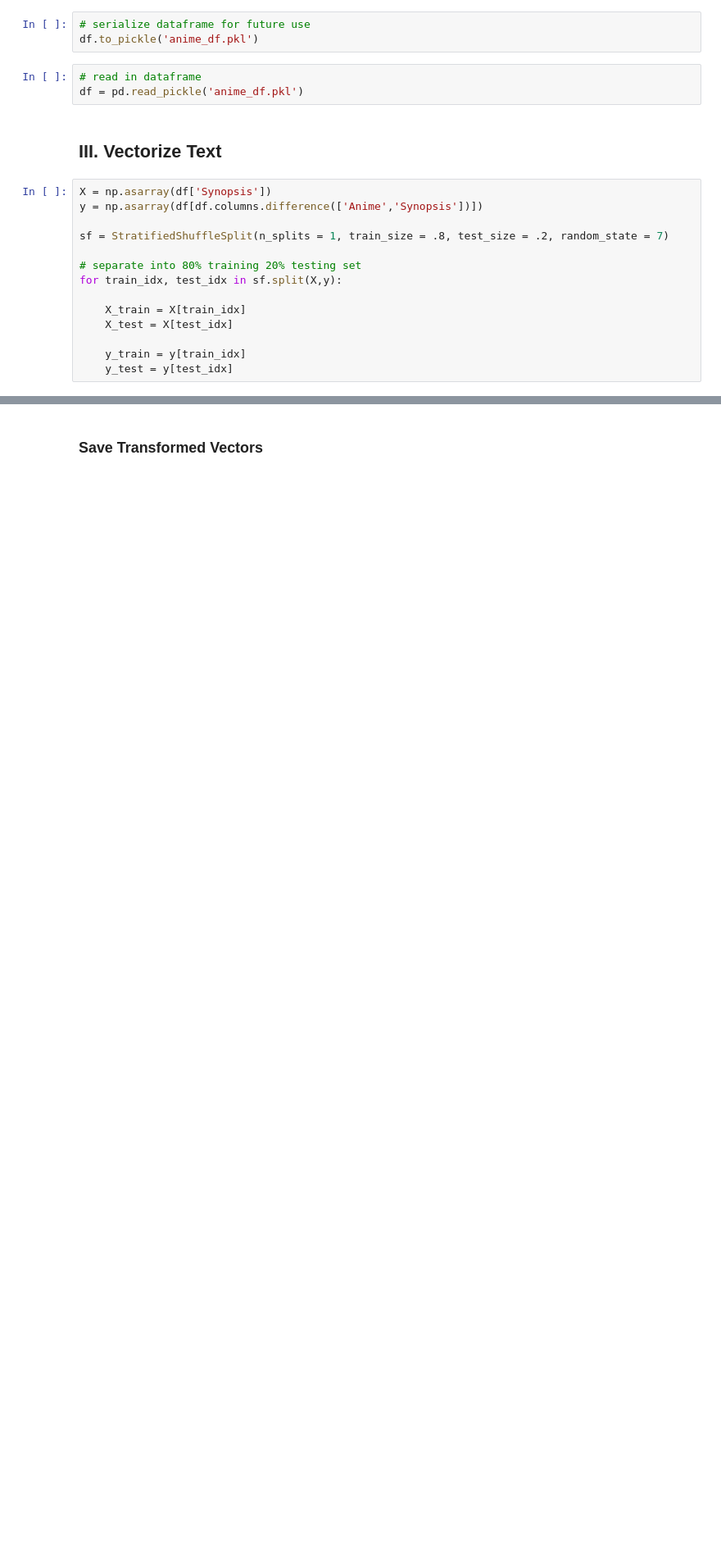
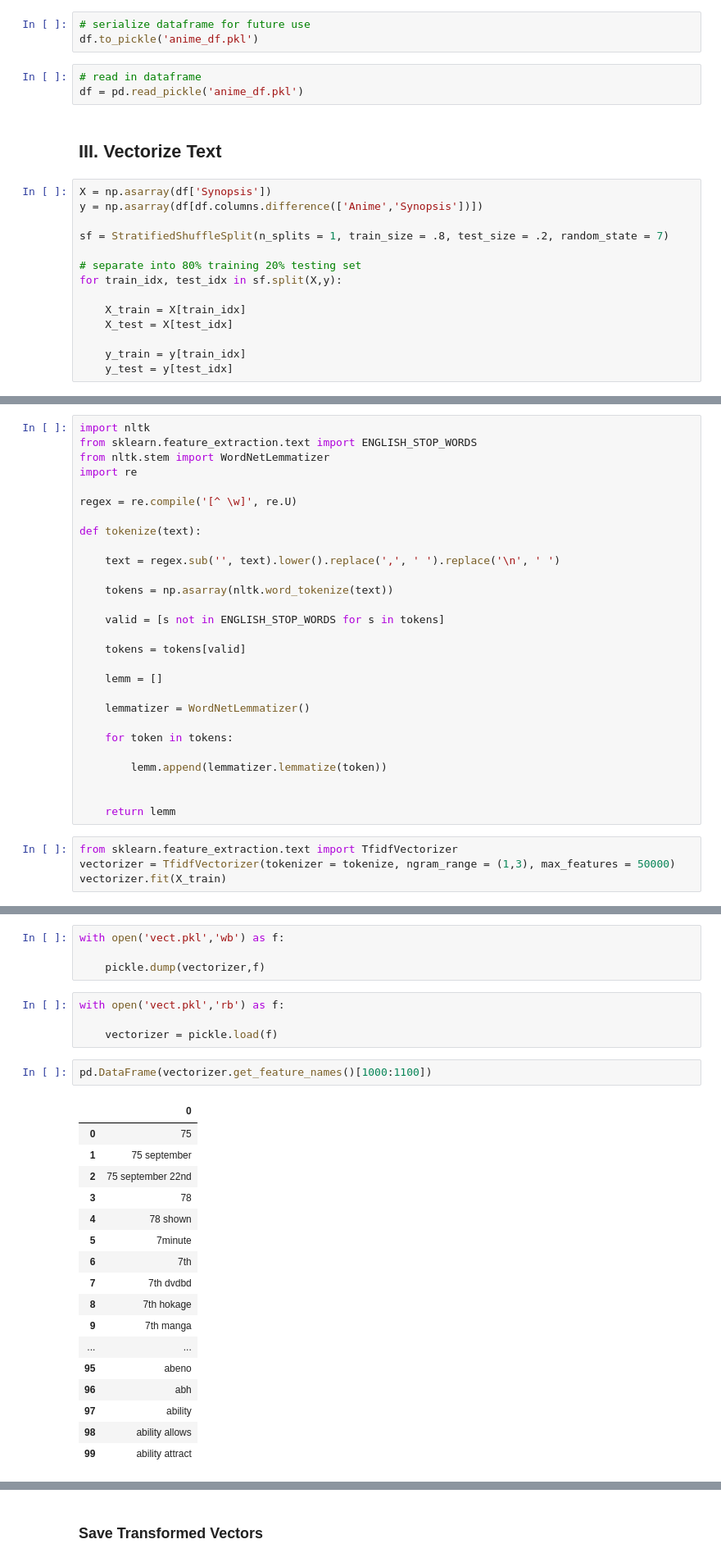
Before and after one commit to kurtisdavid/animeSynopsisClassifier, a Jupyter notebook: AnimeSynopsisClassifier.ipynb, the cells around one changed output, grey strips where cells are left out. Shown: that part at 82% size. Saved outputs shown, nothing was run; the diff lists cells and outputs as text; blank space fills up the shorter version.

```diff
--- a/AnimeSynopsisClassifier.ipynb
+++ b/AnimeSynopsisClassifier.ipynb
@@ -321,0 +281,32 @@ pd.DataFrame(features)
+# %%
+import nltk
+from sklearn.feature_extraction.text import ENGLISH_STOP_WORDS
+from nltk.stem import WordNetLemmatizer
+import re
+
+regex = re.compile('[^ \w]', re.U)
+
+def tokenize(text):
+
+    text = regex.sub('', text).lower().replace(',', ' ').replace('\n', ' ')
+
+    tokens = np.asarray(nltk.word_tokenize(text))
+
+    valid = [s not in ENGLISH_STOP_WORDS for s in tokens]
+
+    tokens = tokens[valid]
+
+    lemm = []
+
+    lemmatizer = WordNetLemmatizer()
+
+    for token in tokens:
+
+        lemm.append(lemmatizer.lemmatize(token))
+
+
+    return lemm
+# %%
+from sklearn.feature_extraction.text import TfidfVectorizer
+vectorizer = TfidfVectorizer(tokenizer = tokenize, ngram_range = (1,3), max_features = 50000)
+vectorizer.fit(X_train)
@@ -321,0 +322,28 @@ pd.DataFrame(features)
+# %%
+with open('vect.pkl','wb') as f:
+
+    pickle.dump(vectorizer,f)
+# %%
+with open('vect.pkl','rb') as f:
+
+    vectorizer = pickle.load(f)
+# %%
+pd.DataFrame(vectorizer.get_feature_names()[1000:1100])
+# %% [output]
+|  | 0 |
+| 0 | 75 |
+| 1 | 75 september |
+| 2 | 75 september 22nd |
+| 3 | 78 |
+| 4 | 78 shown |
+| 5 | 7minute |
+| 6 | 7th |
+| 7 | 7th dvdbd |
+| 8 | 7th hokage |
+| 9 | 7th manga |
+| ... | ... |
+| 95 | abeno |
+| 96 | abh |
+| 97 | ability |
+| 98 | ability allows |
+| 99 | ability attract |
```
Also changed, not shown: parts of 52 cells of this notebook, 8 other files.
